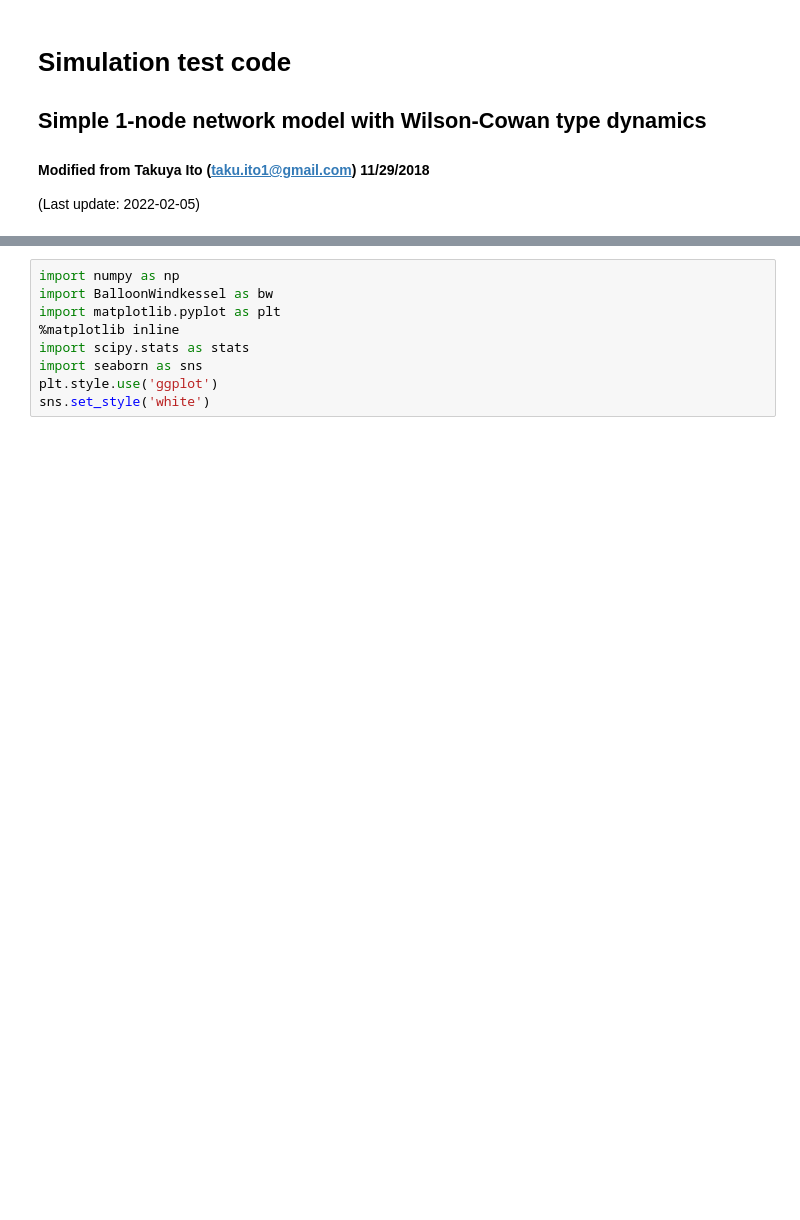
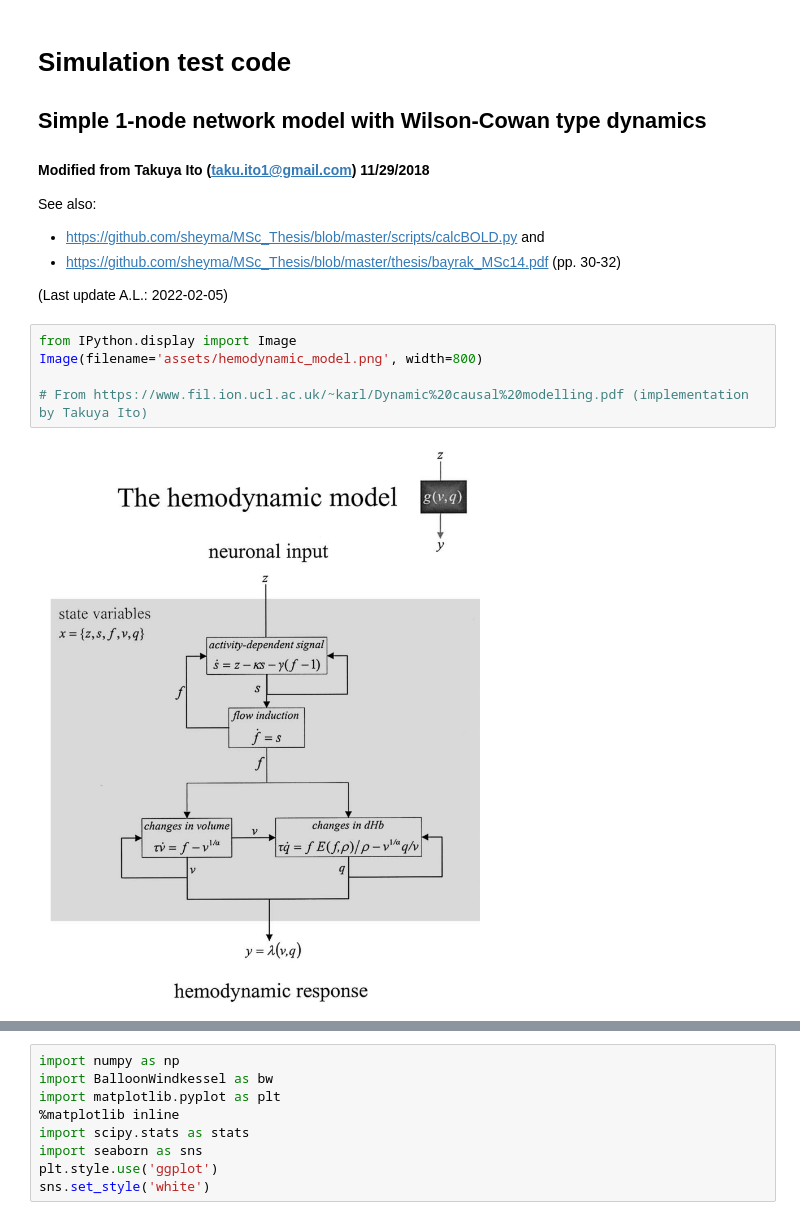
Before and after one commit to arvidl/consciousness-explore, a Jupyter notebook: code/HemodynamicResponseModeling/01-simulation-testcode.ipynb, the cells around one changed output, grey strips where cells are left out. Saved outputs shown, nothing was run; the diff lists cells and outputs as text; blank space fills up the shorter version.

```diff
--- a/code/HemodynamicResponseModeling/01-simulation-testcode.ipynb
+++ b/code/HemodynamicResponseModeling/01-simulation-testcode.ipynb
@@ -4,4 +4,17 @@
 ## Simple 1-node network model with Wilson-Cowan type dynamics
 
 #### Modified from Takuya Ito (taku.ito1@gmail.com)   11/29/2018
-(Last update: 2022-02-05)
+
+See also:
+- https://github.com/sheyma/MSc_Thesis/blob/master/scripts/calcBOLD.py and
+- https://github.com/sheyma/MSc_Thesis/blob/master/thesis/bayrak_MSc14.pdf (pp. 30-32)
+
+
+(Last update A.L.: 2022-02-05)
+# %%
+from IPython.display import Image
+Image(filename='assets/hemodynamic_model.png', width=800)
+
+# From https://www.fil.ion.ucl.ac.uk/~karl/Dynamic%20causal%20modelling.pdf (implementation by Takuya Ito)
+# %% [output]
+[figure, added]
```
Also changed, not shown: parts of 7 cells of this notebook, 3 other files.
